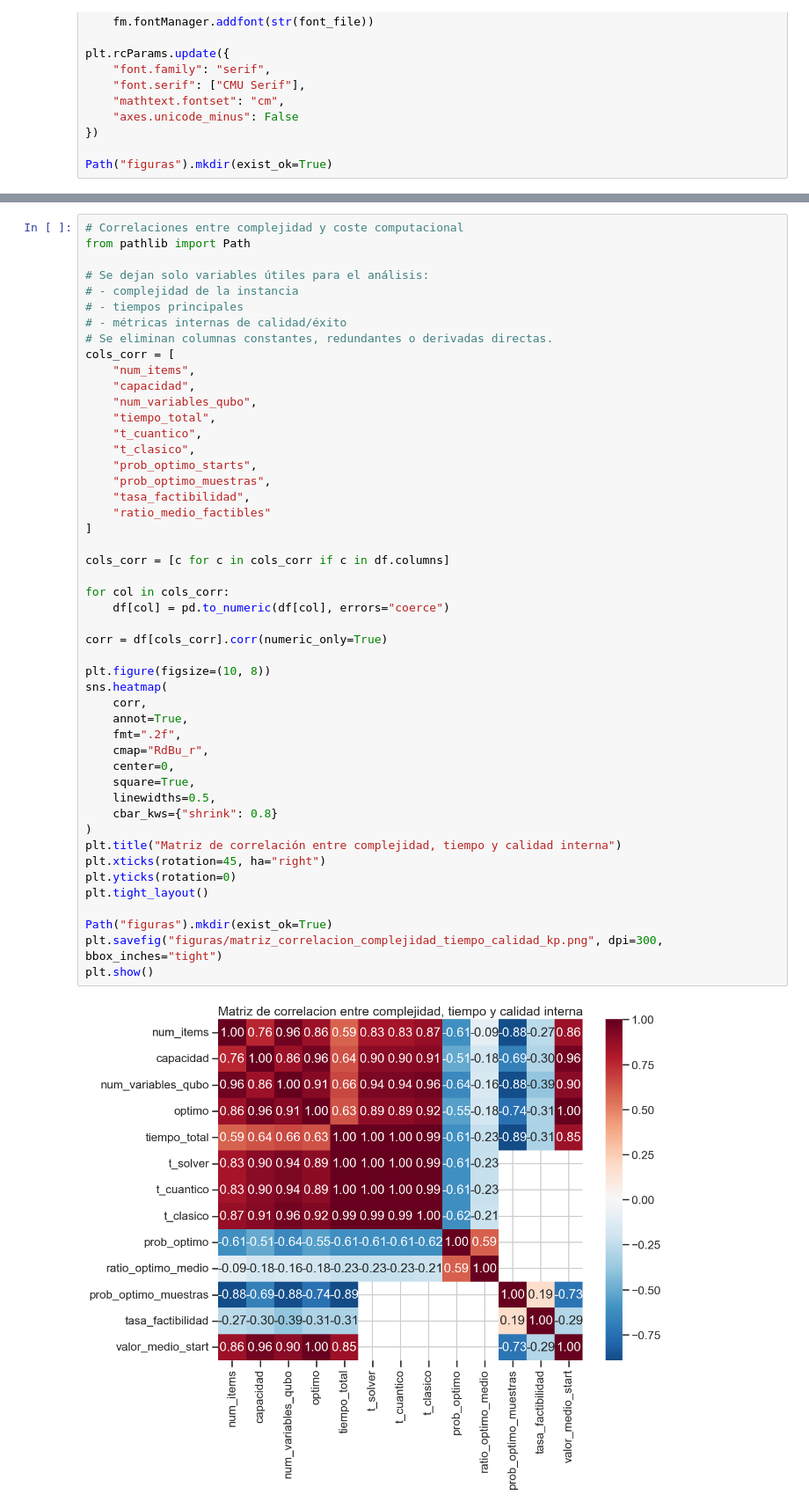
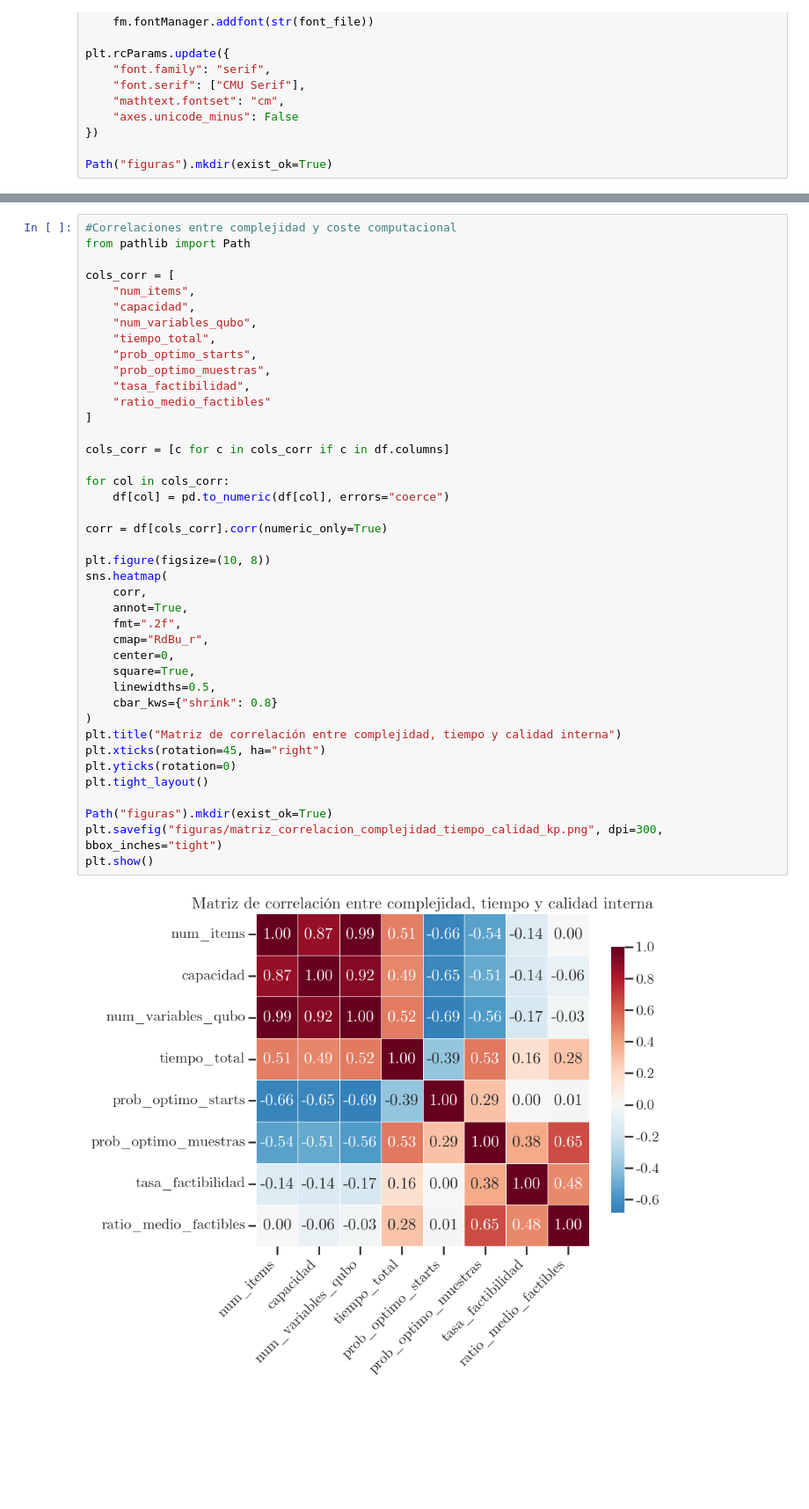
Before and after one commit to miguelortegamier/cuantica-anabulchand, a Jupyter notebook: kp/analisis_resultados_kp.ipynb, the cells around one changed output, grey strips where cells are left out. Shown at 88% size. Drawn from its saved outputs; the diff is of its cells as text; blank space fills up the shorter version.

Commit message:
Eliminar metricas de tiempo separadas

```diff
--- a/kp/analisis_resultados_kp.ipynb
+++ b/kp/analisis_resultados_kp.ipynb
@@ -694,51 +477,44 @@ El contraste estadístico entre QAOA y QAOA *warm-start* muestra con bastante cl
 ## Correlaciones entre complejidad y coste computacional
 # %%
-# Correlaciones entre complejidad y coste computacional
+#Correlaciones entre complejidad y coste computacional
 from pathlib import Path
 
-# Se dejan solo variables útiles para el análisis:
-# - complejidad de la instancia
-# - tiempos principales
-# - métricas internas de calidad/éxito
-# Se eliminan columnas constantes, redundantes o derivadas directas.
 cols_corr = [
     "num_items",
     "capacidad",
     "num_variables_qubo",
     "tiempo_total",
-    "t_cuantico",
-    "t_clasico",
     "prob_optimo_starts",
     "prob_optimo_muestras",
     "tasa_factibilidad",
     "ratio_medio_factibles"
 ]
 
 cols_corr = [c for c in cols_corr if c in df.columns]
 
 for col in cols_corr:
     df[col] = pd.to_numeric(df[col], errors="coerce")
 
 corr = df[cols_corr].corr(numeric_only=True)
 
 plt.figure(figsize=(10, 8))
 sns.heatmap(
     corr,
     annot=True,
     fmt=".2f",
     cmap="RdBu_r",
     center=0,
     square=True,
     linewidths=0.5,
     cbar_kws={"shrink": 0.8}
 )
 plt.title("Matriz de correlación entre complejidad, tiempo y calidad interna")
 plt.xticks(rotation=45, ha="right")
 plt.yticks(rotation=0)
 plt.tight_layout()
 
 Path("figuras").mkdir(exist_ok=True)
 plt.savefig("figuras/matriz_correlacion_complejidad_tiempo_calidad_kp.png", dpi=300, bbox_inches="tight")
 plt.show()
 # %% [output]
-[figure, old version]
+[figure, new version]
```
Also changed, not shown: parts of 19 cells of this notebook, 10 other files.
